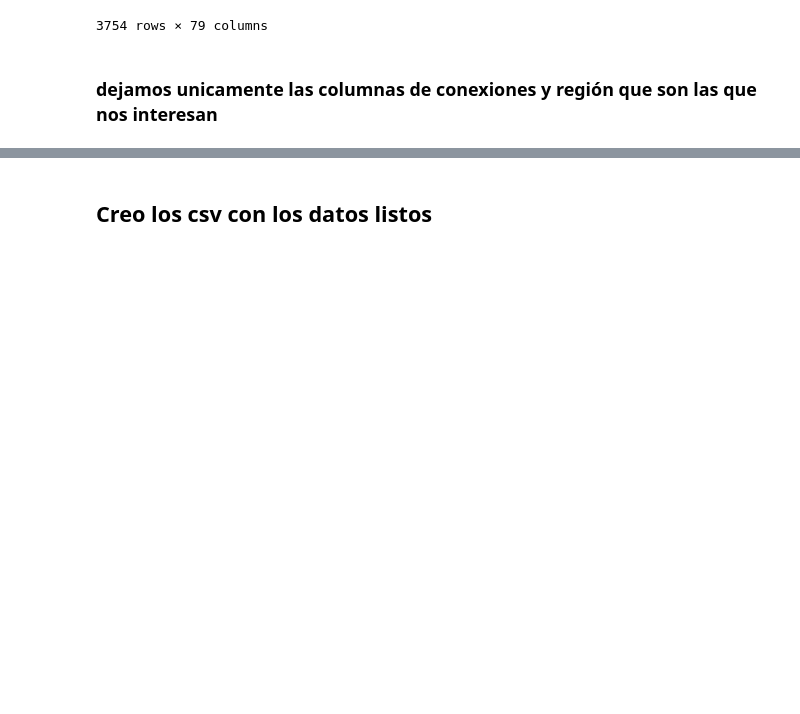
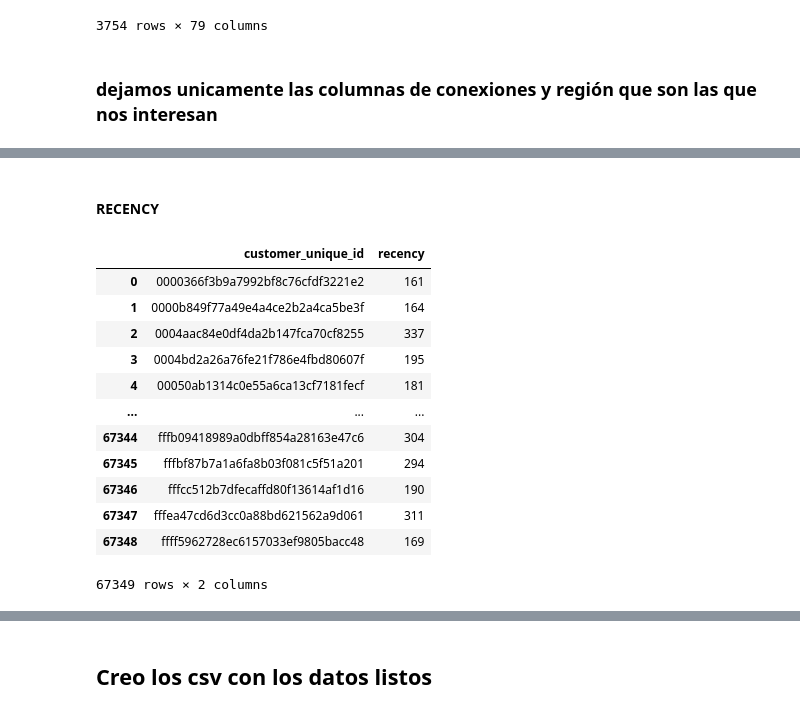
Before and after one commit to damul90/PF_data05, a Jupyter notebook: ETL_EDA.ipynb, the cells around one changed output, grey strips where cells are left out. Cells and saved outputs as stored; diff of their text form; code cells hidden in the pictures; blank space fills up the shorter version.

```diff
--- a/ETL_EDA.ipynb
+++ b/ETL_EDA.ipynb
@@ -1221,0 +1231,27 @@ conectividad_X_Estado = conectividad_X_Estado[1:]
+# %% [markdown]
+#### RECENCY
+# %%
+#primero establezco el dia actual como la fecha de la ultima order que figure en la tabla orders y le sumare un dia
+current_date = orders['order_purchase_timestamp'].max() + dt.timedelta(days = 1)
+
+orders_X_customers = pd.merge(orders,customers, on = 'customer_id')
+# elimino los que tengan su ultima compra hace mas de un año
+orders_X_customers = orders_X_customers[(current_date - orders_X_customers['order_purchase_timestamp']) < np.timedelta64(365, 'D')]
+recency = orders_X_customers.groupby('customer_unique_id',as_index=False)['order_purchase_timestamp'].max()
+recency['recency'] = recency['order_purchase_timestamp'].apply(lambda x : (current_date-x).days)
+recency.drop(columns='order_purchase_timestamp',inplace = True)
+recency
+# %% [output]
+|  | customer_unique_id | recency |
+| 0 | 0000366f3b9a7992bf8c76cfdf3221e2 | 161 |
+| 1 | 0000b849f77a49e4a4ce2b2a4ca5be3f | 164 |
+| 2 | 0004aac84e0df4da2b147fca70cf8255 | 337 |
+| 3 | 0004bd2a26a76fe21f786e4fbd80607f | 195 |
+| 4 | 00050ab1314c0e55a6ca13cf7181fecf | 181 |
+| ... | ... | ... |
+| 67344 | fffb09418989a0dbff854a28163e47c6 | 304 |
+| 67345 | fffbf87b7a1a6fa8b03f081c5f51a201 | 294 |
+| 67346 | fffcc512b7dfecaffd80f13614af1d16 | 190 |
+| 67347 | fffea47cd6d3cc0a88bd621562a9d061 | 311 |
+| 67348 | ffff5962728ec6157033ef9805bacc48 | 169 |
+67349 rows × 2 columns
```
Also changed, not shown: parts of 21 cells of this notebook.
